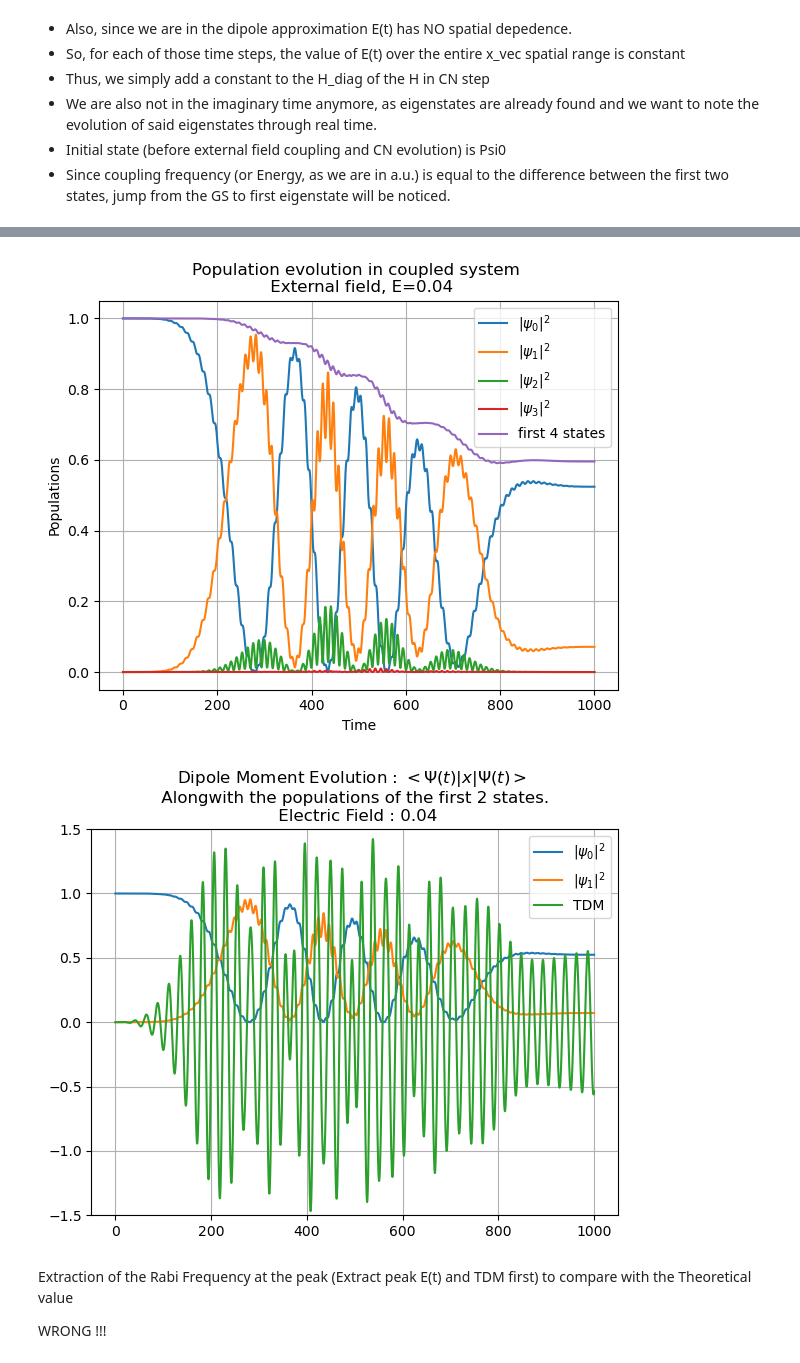
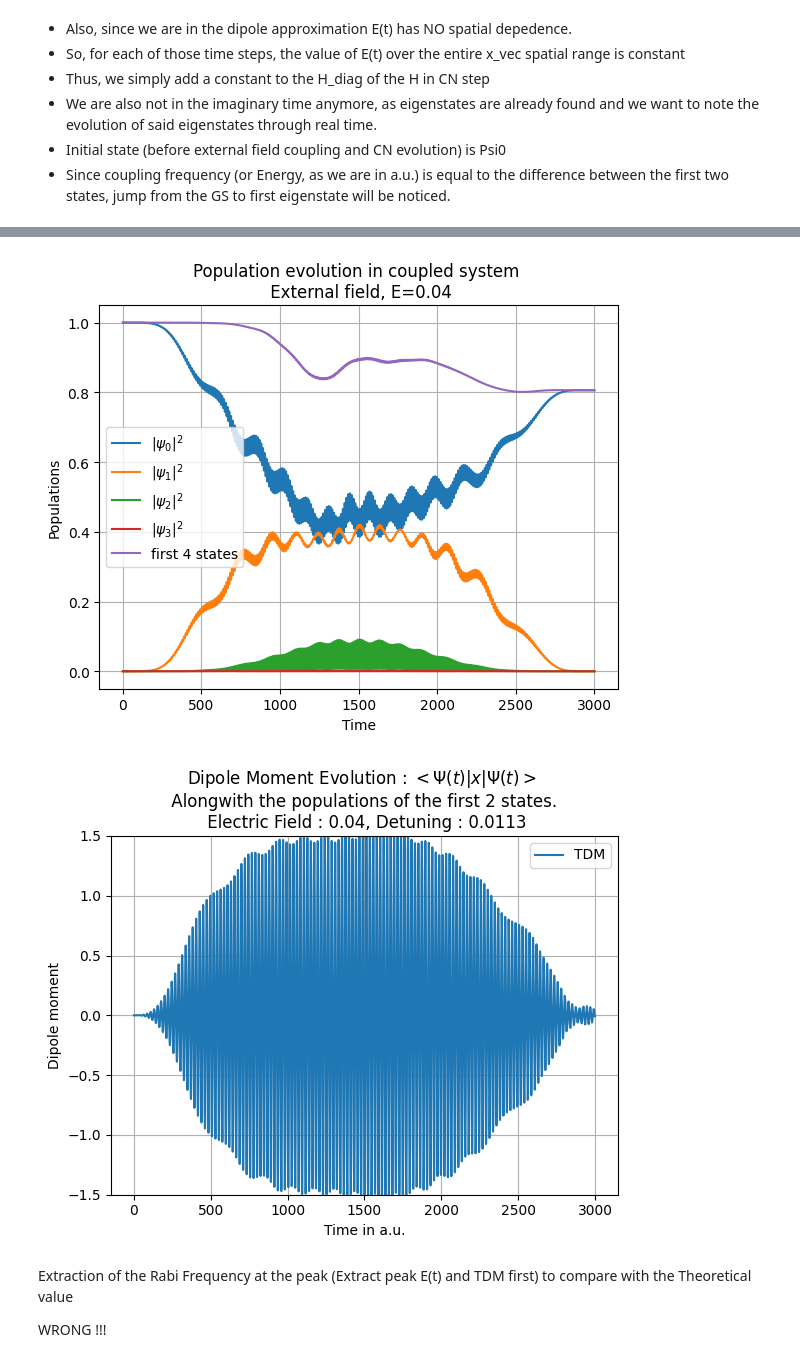
Before and after one commit to SoumyajeetMazumdar/CQMPP, a Jupyter notebook: EXAM/2_coupling_with_E_field.ipynb, the cells around one changed output, grey strips where cells are left out. Saved outputs shown, nothing was run; the diff lists cells and outputs as text; code cells hidden in the pictures.

Commit message:
Dipole Fourier Transform successful

```diff
--- a/EXAM/2_coupling_with_E_field.ipynb
+++ b/EXAM/2_coupling_with_E_field.ipynb
@@ -110,13 +110,16 @@ V_softcore_vec = -1/np.sqrt(x_vec**2 + a**2)
 
 # Real time step (Δt) and time grid
 delta_t = 0.5
-T = 1000 # in a.u.
+T = 3000 # in a.u.
 t_vec = np.arange(0, T + delta_t, delta_t)
+
+# Rabi frequency for detuning
+Rabi_freq = 0.0452
 
 # External field
 E0 = 4e-2
 omega01 = (-0.2329 - -0.4999) # difference b/w GS and First State
-detuning = 0.0
+detuning = Rabi_freq/4
 omega = omega01 + detuning
 E_t_vec = E0 * np.cos(np.pi * (t_vec - T/2) / T)**2 * np.cos(omega * t_vec)
 
@@ -182,23 +185,27 @@ plt.xlabel("Time")
 plt.grid()
 plt.tight_layout()
 # %% [output]
-[figure, old version]
+[figure, new version]
 # %%
 # dipole moment evolution plot
 plt.subplots(figsize=(6, 5))
-plt.plot(t_vec, populations0, label = "$|\psi_0|^2$")
-plt.plot(t_vec, populations1, label = "$|\psi_1|^2$")
+# plt.plot(t_vec, populations0, label = "$|\psi_0|^2$")
+# plt.plot(t_vec, populations1, label = "$|\psi_1|^2$")
 # plt.plot(t_vec, populations2, label = "$|\psi_2|^2$")
 plt.plot(t_vec, dipole_moment, label = "TDM")
 plt.ylim(-1.5, 1.5)
 plt.grid(True)
 plt.legend()
-plt.title(f"Dipole Moment Evolution : $<\Psi(t)|x|\Psi(t)>$ \n Alongwith the populations of the first 2 states. \n Electric Field : {E0}")
+plt.title(f"Dipole Moment Evolution : $<\Psi(t)|x|\Psi(t)>$ \n Alongwith the populations of the first 2 states. \n Electric Field : {E0}, Detuning : {detuning}")
+plt.ylabel("Dipole moment")
+plt.xlabel("Time in a.u.")
+
 plt.tight_layout()
+
 plt.show()
 plt.close()
 # %% [output]
-[figure, old version]
+[figure, new version]
 # %% [markdown]
 Extraction of the Rabi Frequency at the peak (Extract peak E(t) and TDM first) to compare with the Theoretical value
 
```
Also changed, not shown: parts of 6 cells of this notebook.
